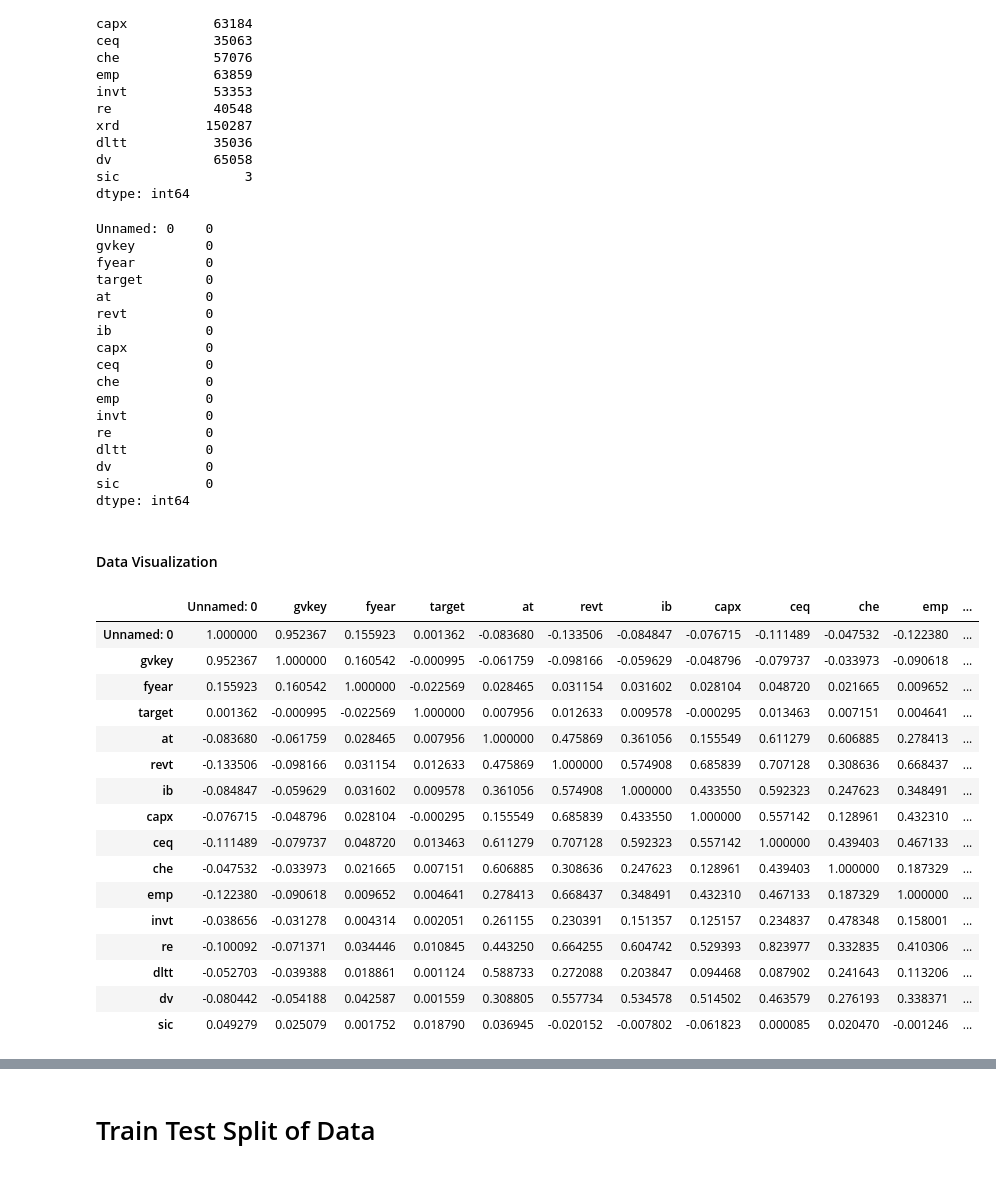
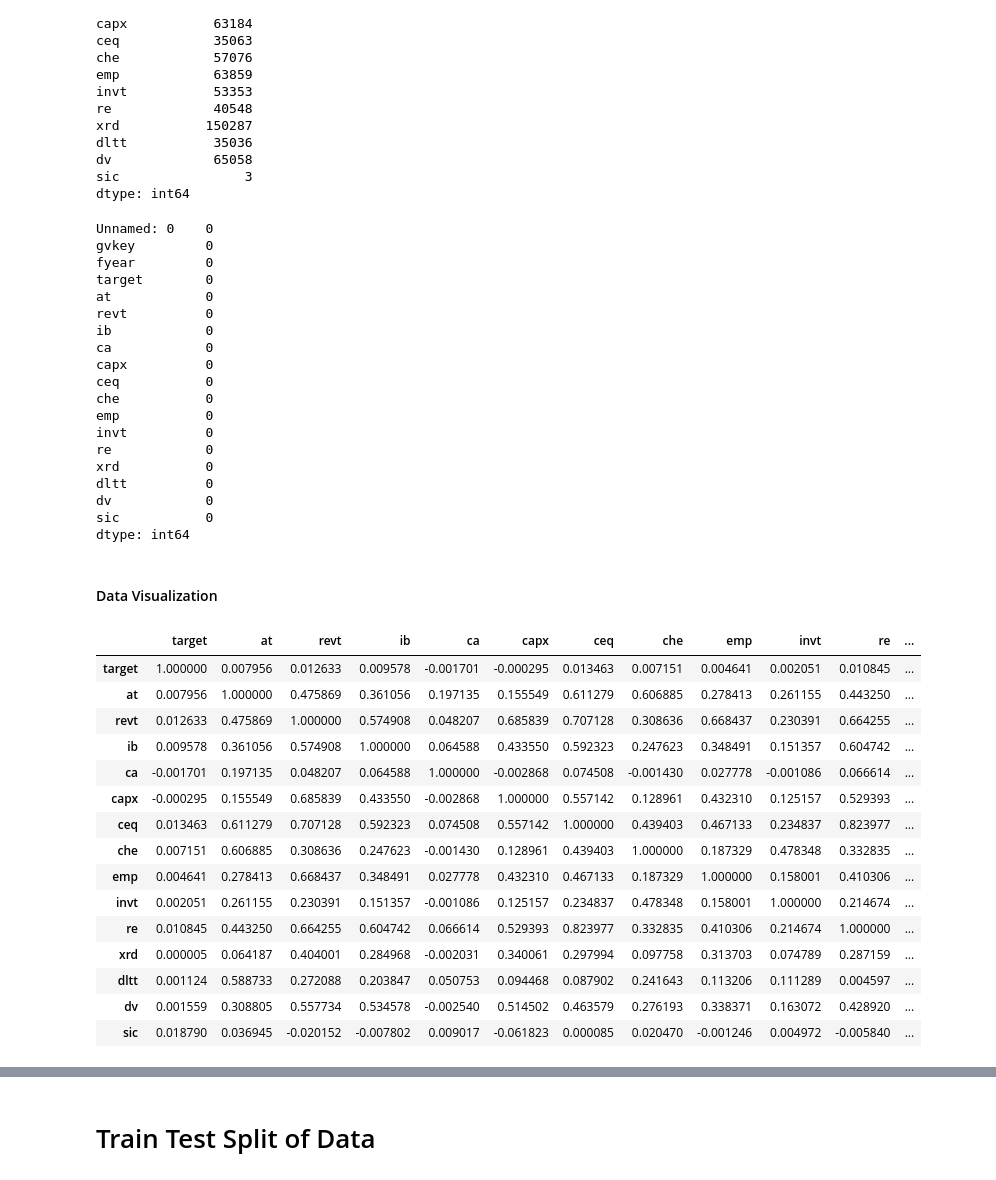
Before and after one commit to sheetalrprasad/Financial-Incident-Analysis, a Jupyter notebook: Finance Project.ipynb, the cells around one changed output, grey strips where cells are left out. Drawn from its saved outputs; the diff is of its cells as text; code cells hidden in the pictures.

```diff
--- a/Finance Project.ipynb
+++ b/Finance Project.ipynb
@@ -48,12 +48,12 @@ dv             65058
 sic                3
 dtype: int64
 # %%
-# dropping columns which contains more than 60% NaN values.
+# # dropping columns which contains more than 60% NaN values.
 
-columns = finance_dataframe.columns
-for col in columns:
-    if finance_dataframe[col].isna().sum() >= len(finance_dataframe)*0.6:
-        finance_dataframe.drop(columns=[col], inplace=True)
+# columns = finance_dataframe.columns
+# for col in columns:
+#     if finance_dataframe[col].isna().sum() >= len(finance_dataframe)*0.6:
+#         finance_dataframe.drop(columns=[col], inplace=True)
 # %%
 finance_dataframe.fillna(0,inplace=True)
 # %%
@@ -66,37 +66,41 @@ target        0
 at            0
 revt          0
 ib            0
+ca            0
 capx          0
 ceq           0
 che           0
 emp           0
 invt          0
 re            0
+xrd           0
 dltt          0
 dv            0
 sic           0
 dtype: int64
+# %%
+# for features not using Unnamed: 0, gvkey, fyear
+finance_features = finance_dataframe.iloc[:,3:len(finance_dataframe.columns)]
 # %% [markdown]
 #### Data Visualization
 # %%
-finance_dataframe.corr()
+finance_features.corr()
 # %% [output]
-|  | Unnamed: 0 | gvkey | fyear | target | at | revt | ib | capx | ceq | che | emp | ... |
-| Unnamed: 0 | 1.000000 | 0.952367 | 0.155923 | 0.001362 | -0.083680 | -0.133506 | -0.084847 | -0.076715 | -0.111489 | -0.047532 | -0.122380 | ... |
-| gvkey | 0.952367 | 1.000000 | 0.160542 | -0.000995 | -0.061759 | -0.098166 | -0.059629 | -0.048796 | -0.079737 | -0.033973 | -0.090618 | ... |
-| fyear | 0.155923 | 0.160542 | 1.000000 | -0.022569 | 0.028465 | 0.031154 | 0.031602 | 0.028104 | 0.048720 | 0.021665 | 0.009652 | ... |
-| target | 0.001362 | -0.000995 | -0.022569 | 1.000000 | 0.007956 | 0.012633 | 0.009578 | -0.000295 | 0.013463 | 0.007151 | 0.004641 | ... |
-| at | -0.083680 | -0.061759 | 0.028465 | 0.007956 | 1.000000 | 0.475869 | 0.361056 | 0.155549 | 0.611279 | 0.606885 | 0.278413 | ... |
-| revt | -0.133506 | -0.098166 | 0.031154 | 0.012633 | 0.475869 | 1.000000 | 0.574908 | 0.685839 | 0.707128 | 0.308636 | 0.668437 | ... |
-| ib | -0.084847 | -0.059629 | 0.031602 | 0.009578 | 0.361056 | 0.574908 | 1.000000 | 0.433550 | 0.592323 | 0.247623 | 0.348491 | ... |
-| capx | -0.076715 | -0.048796 | 0.028104 | -0.000295 | 0.155549 | 0.685839 | 0.433550 | 1.000000 | 0.557142 | 0.128961 | 0.432310 | ... |
-| ceq | -0.111489 | -0.079737 | 0.048720 | 0.013463 | 0.611279 | 0.707128 | 0.592323 | 0.557142 | 1.000000 | 0.439403 | 0.467133 | ... |
-| che | -0.047532 | -0.033973 | 0.021665 | 0.007151 | 0.606885 | 0.308636 | 0.247623 | 0.128961 | 0.439403 | 1.000000 | 0.187329 | ... |
-| emp | -0.122380 | -0.090618 | 0.009652 | 0.004641 | 0.278413 | 0.668437 | 0.348491 | 0.432310 | 0.467133 | 0.187329 | 1.000000 | ... |
-| invt | -0.038656 | -0.031278 | 0.004314 | 0.002051 | 0.261155 | 0.230391 | 0.151357 | 0.125157 | 0.234837 | 0.478348 | 0.158001 | ... |
-| re | -0.100092 | -0.071371 | 0.034446 | 0.010845 | 0.443250 | 0.664255 | 0.604742 | 0.529393 | 0.823977 | 0.332835 | 0.410306 | ... |
-| dltt | -0.052703 | -0.039388 | 0.018861 | 0.001124 | 0.588733 | 0.272088 | 0.203847 | 0.094468 | 0.087902 | 0.241643 | 0.113206 | ... |
-| dv | -0.080442 | -0.054188 | 0.042587 | 0.001559 | 0.308805 | 0.557734 | 0.534578 | 0.514502 | 0.463579 | 0.276193 | 0.338371 | ... |
-| sic | 0.049279 | 0.025079 | 0.001752 | 0.018790 | 0.036945 | -0.020152 | -0.007802 | -0.061823 | 0.000085 | 0.020470 | -0.001246 | ... |
+|  | target | at | revt | ib | ca | capx | ceq | che | emp | invt | re | ... |
+| target | 1.000000 | 0.007956 | 0.012633 | 0.009578 | -0.001701 | -0.000295 | 0.013463 | 0.007151 | 0.004641 | 0.002051 | 0.010845 | ... |
+| at | 0.007956 | 1.000000 | 0.475869 | 0.361056 | 0.197135 | 0.155549 | 0.611279 | 0.606885 | 0.278413 | 0.261155 | 0.443250 | ... |
+| revt | 0.012633 | 0.475869 | 1.000000 | 0.574908 | 0.048207 | 0.685839 | 0.707128 | 0.308636 | 0.668437 | 0.230391 | 0.664255 | ... |
+| ib | 0.009578 | 0.361056 | 0.574908 | 1.000000 | 0.064588 | 0.433550 | 0.592323 | 0.247623 | 0.348491 | 0.151357 | 0.604742 | ... |
+| ca | -0.001701 | 0.197135 | 0.048207 | 0.064588 | 1.000000 | -0.002868 | 0.074508 | -0.001430 | 0.027778 | -0.001086 | 0.066614 | ... |
+| capx | -0.000295 | 0.155549 | 0.685839 | 0.433550 | -0.002868 | 1.000000 | 0.557142 | 0.128961 | 0.432310 | 0.125157 | 0.529393 | ... |
+| ceq | 0.013463 | 0.611279 | 0.707128 | 0.592323 | 0.074508 | 0.557142 | 1.000000 | 0.439403 | 0.467133 | 0.234837 | 0.823977 | ... |
+| che | 0.007151 | 0.606885 | 0.308636 | 0.247623 | -0.001430 | 0.128961 | 0.439403 | 1.000000 | 0.187329 | 0.478348 | 0.332835 | ... |
+| emp | 0.004641 | 0.278413 | 0.668437 | 0.348491 | 0.027778 | 0.432310 | 0.467133 | 0.187329 | 1.000000 | 0.158001 | 0.410306 | ... |
+| invt | 0.002051 | 0.261155 | 0.230391 | 0.151357 | -0.001086 | 0.125157 | 0.234837 | 0.478348 | 0.158001 | 1.000000 | 0.214674 | ... |
+| re | 0.010845 | 0.443250 | 0.664255 | 0.604742 | 0.066614 | 0.529393 | 0.823977 | 0.332835 | 0.410306 | 0.214674 | 1.000000 | ... |
+| xrd | 0.000005 | 0.064187 | 0.404001 | 0.284968 | -0.002031 | 0.340061 | 0.297994 | 0.097758 | 0.313703 | 0.074789 | 0.287159 | ... |
+| dltt | 0.001124 | 0.588733 | 0.272088 | 0.203847 | 0.050753 | 0.094468 | 0.087902 | 0.241643 | 0.113206 | 0.111289 | 0.004597 | ... |
+| dv | 0.001559 | 0.308805 | 0.557734 | 0.534578 | -0.002540 | 0.514502 | 0.463579 | 0.276193 | 0.338371 | 0.163072 | 0.428920 | ... |
+| sic | 0.018790 | 0.036945 | -0.020152 | -0.007802 | 0.009017 | -0.061823 | 0.000085 | 0.020470 | -0.001246 | 0.004972 | -0.005840 | ... |
 # %%
 fig, ax = plt.subplots(figsize=(20,10))
```
Also changed, not shown: parts of 22 cells of this notebook.
